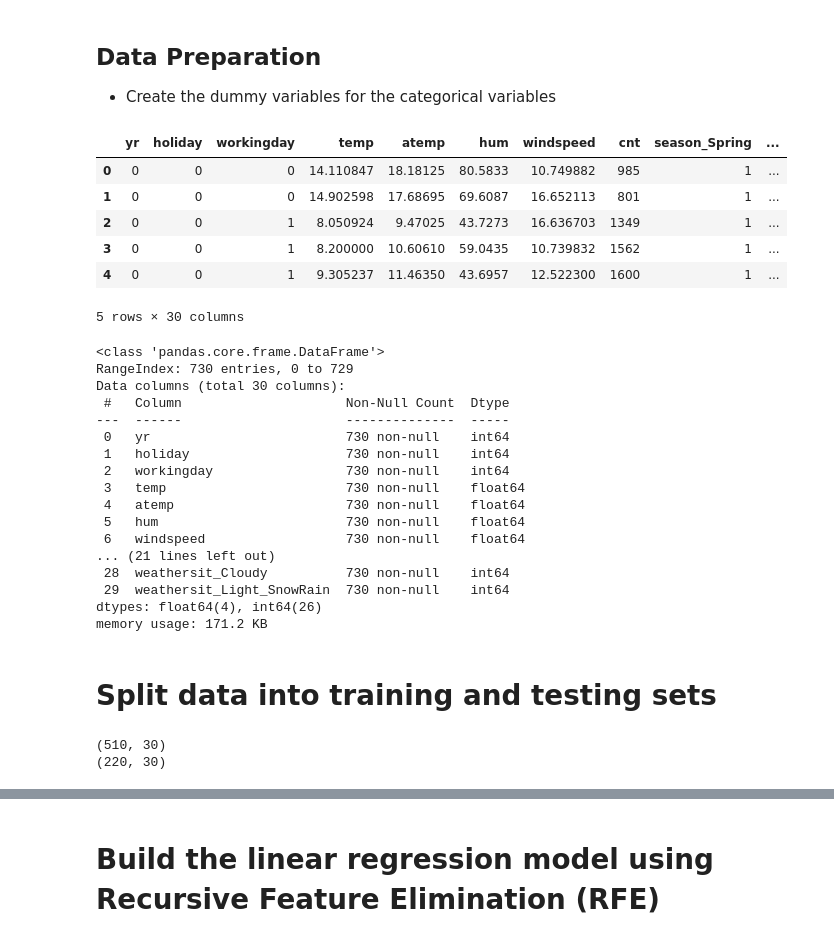
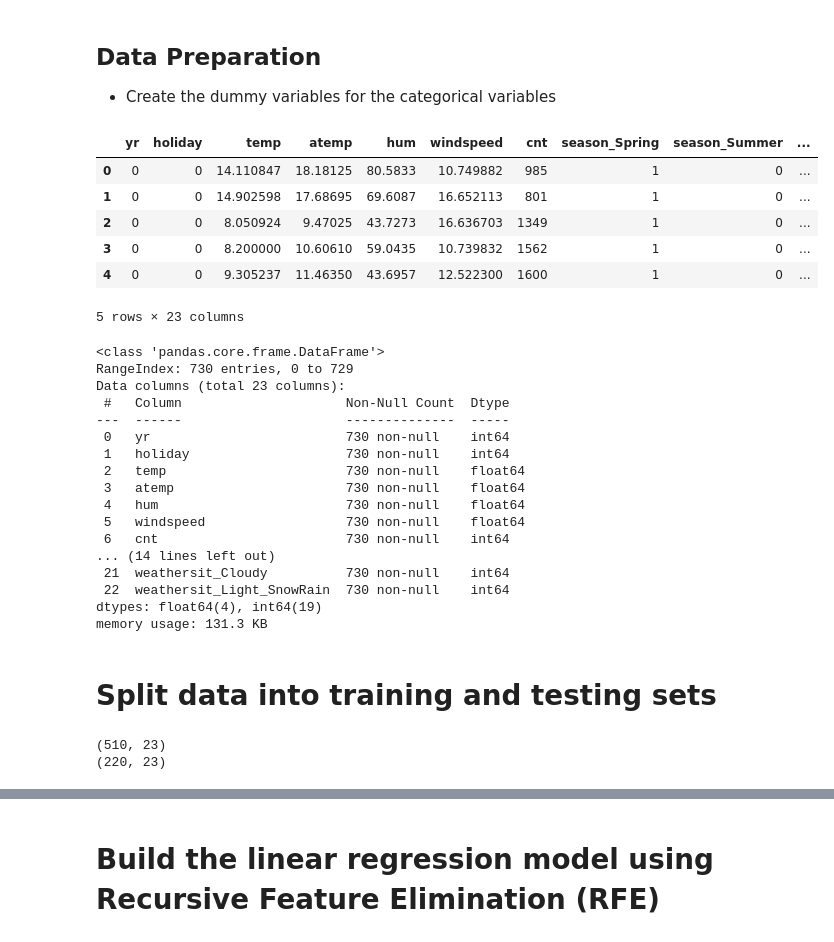
Before and after one commit to neodexter/Upgrad_Bike_Sharing_Balaji, a Jupyter notebook: Bike_Sharing_Balaji.ipynb, the cells around one changed output, grey strips where cells are left out. Saved outputs shown, nothing was run; the diff lists cells and outputs as text; code cells hidden in the pictures.

```diff
--- a/Bike_Sharing_Balaji.ipynb
+++ b/Bike_Sharing_Balaji.ipynb
@@ -212,39 +212,42 @@ Features temp and atemp have multicolinearity and cannot be used together in the
 # %% [markdown]
 ## Data Preparation
 - Create the dummy variables for the categorical variables
+# %%
+# Based on EDA, workingday and weekday has not much influence on the bike demand and hence dropping those column
+df.drop(['workingday','weekday'],axis=1,inplace=True)
 # %%
 # Dummy variable creation for month, weekday, weathersit and season variables.
 
-df = pd.get_dummies(df, columns=['season','mnth','weekday','weathersit'], drop_first=True, dtype=int)
+df = pd.get_dummies(df, columns=['season','mnth','weathersit'], drop_first=True, dtype=int)
 df.head()
 # %% [output]
-|  | yr | holiday | workingday | temp | atemp | hum | windspeed | cnt | season_Spring | ... |
-| 0 | 0 | 0 | 0 | 14.110847 | 18.18125 | 80.5833 | 10.749882 | 985 | 1 | ... |
-| 1 | 0 | 0 | 0 | 14.902598 | 17.68695 | 69.6087 | 16.652113 | 801 | 1 | ... |
-| 2 | 0 | 0 | 1 | 8.050924 | 9.47025 | 43.7273 | 16.636703 | 1349 | 1 | ... |
-| 3 | 0 | 0 | 1 | 8.200000 | 10.60610 | 59.0435 | 10.739832 | 1562 | 1 | ... |
-| 4 | 0 | 0 | 1 | 9.305237 | 11.46350 | 43.6957 | 12.522300 | 1600 | 1 | ... |
+|  | yr | holiday | temp | atemp | hum | windspeed | cnt | season_Spring | season_Summer | ... |
+| 0 | 0 | 0 | 14.110847 | 18.18125 | 80.5833 | 10.749882 | 985 | 1 | 0 | ... |
+| 1 | 0 | 0 | 14.902598 | 17.68695 | 69.6087 | 16.652113 | 801 | 1 | 0 | ... |
+| 2 | 0 | 0 | 8.050924 | 9.47025 | 43.7273 | 16.636703 | 1349 | 1 | 0 | ... |
+| 3 | 0 | 0 | 8.200000 | 10.60610 | 59.0435 | 10.739832 | 1562 | 1 | 0 | ... |
+| 4 | 0 | 0 | 9.305237 | 11.46350 | 43.6957 | 12.522300 | 1600 | 1 | 0 | ... |
-5 rows × 30 columns
+5 rows × 23 columns
 # %%
 df.info()
 # %% [output]
 <class 'pandas.core.frame.DataFrame'>
 RangeIndex: 730 entries, 0 to 729
-Data columns (total 30 columns):
+Data columns (total 23 columns):
  #   Column                     Non-Null Count  Dtype
 ---  ------                     --------------  -----
  0   yr                         730 non-null    int64
  1   holiday                    730 non-null    int64
- 2   workingday                 730 non-null    int64
- 3   temp                       730 non-null    float64
- 4   atemp                      730 non-null    float64
- 5   hum                        730 non-null    float64
- 6   windspeed                  730 non-null    float64
-... (21 lines left out)
- 28  weathersit_Cloudy          730 non-null    int64
- 29  weathersit_Light_SnowRain  730 non-null    int64
-dtypes: float64(4), int64(26)
-memory usage: 171.2 KB
+ 2   temp                       730 non-null    float64
+ 3   atemp                      730 non-null    float64
+ 4   hum                        730 non-null    float64
+ 5   windspeed                  730 non-null    float64
+ 6   cnt                        730 non-null    int64
+... (14 lines left out)
+ 21  weathersit_Cloudy          730 non-null    int64
+ 22  weathersit_Light_SnowRain  730 non-null    int64
+dtypes: float64(4), int64(19)
+memory usage: 131.3 KB
 # %% [markdown]
 # Split data into training and testing sets
 # %%
@@ -256,8 +259,8 @@ df_train, df_test = train_test_split(df, train_size = 0.7, random_state = 100)
 print(df_train.shape)
 print(df_test.shape)
 # %% [output]
-(510, 30)
-(220, 30)
+(510, 23)
+(220, 23)
 # %%
 # scale the numeric variables in training dataset
 
```
Also changed, not shown: parts of 33 cells of this notebook.
